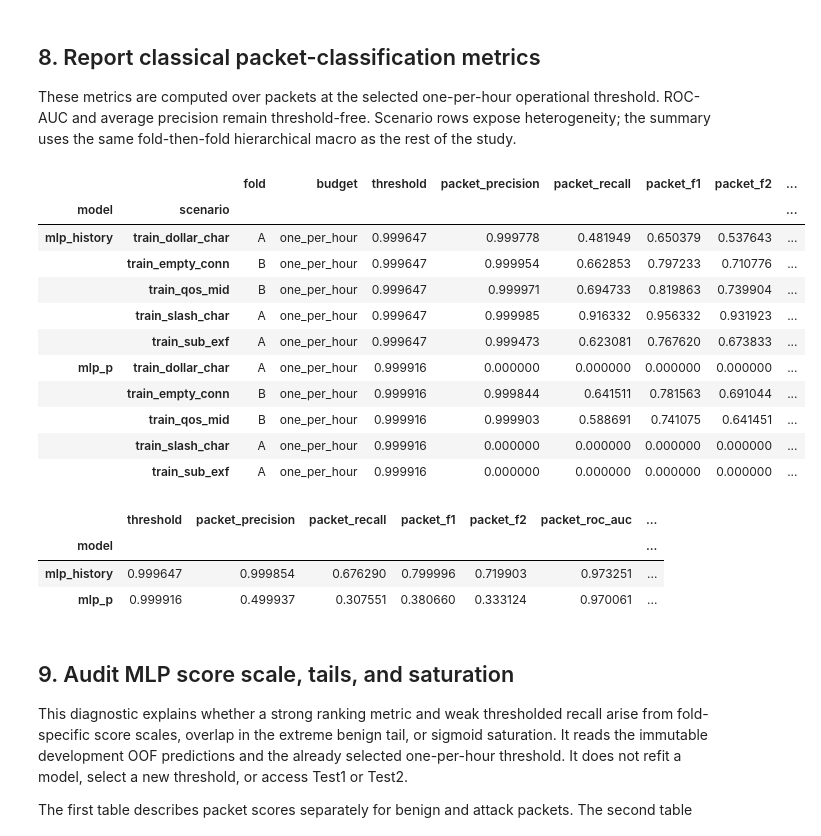
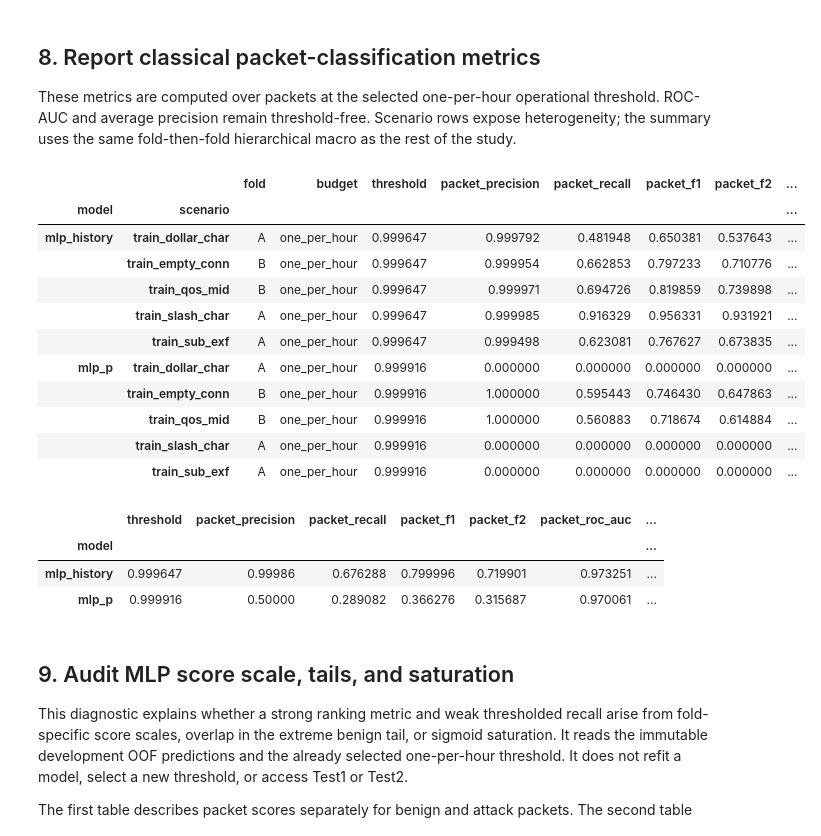
Before and after one commit to tatipar/temporalgnn-nids, a Jupyter notebook: code/python/notebook/capture_mlp_training.ipynb, the cells around one changed output. Drawn from its saved outputs; the diff is of its cells as text; code cells hidden in the pictures.

Commit message:
Record float64-corrected MLP operational metrics and score-scale audit

```diff
--- a/code/python/notebook/capture_mlp_training.ipynb
+++ b/code/python/notebook/capture_mlp_training.ipynb
@@ -98,7 +103,7 @@ PREPROCESSING_AUDIT_DIR = (
 CONTEXT_RUN_ID = "20260919T201909_754628Z_xgb_p_t"
 CONTEXT_DIR = DRIVE_ROOT / "xgb_p_t_context_runs" / CONTEXT_RUN_ID
 
-MLP_RUN_ID = None  # Set an existing ID only when resuming.
+MLP_RUN_ID =  "20260922T194018_897295Z_mlp_screen" #None  # Set an existing ID only when resuming.
 if MLP_RUN_ID is None:
     MLP_RUN_ID = (
         datetime.now(timezone.utc).strftime("%Y%m%dT%H%M%S_%fZ")
@@ -106,7 +111,7 @@ if MLP_RUN_ID is None:
     )
 MLP_RUN_DIR = DRIVE_ROOT / "mlp_runs" / MLP_RUN_ID
 MLP_OPERATIONAL_DIR = (
-    DRIVE_ROOT / "mlp_operational_runs" / f"{MLP_RUN_ID}_operational_v2"
+    DRIVE_ROOT / "mlp_operational_runs" / f"{MLP_RUN_ID}_operational_v2_float64"
 )
 
 for required_path in (
@@ -350,6 +355,11 @@ display(operational_table)
 
 These metrics are computed over packets at the selected one-per-hour operational threshold. ROC-AUC and average precision remain threshold-free. Scenario rows expose heterogeneity; the summary uses the same fold-then-fold hierarchical macro as the rest of the study.
 # %%
+mlp_summaries = {
+    "mlp_p": summarize_capture_mlp_oof(MLP_RUN_DIR, "packet"),
+    "mlp_history": summarize_capture_mlp_oof(MLP_RUN_DIR, "history"),
+}
+
 def safe_ratio(numerator, denominator):
     return numerator / denominator if denominator else 0.0
 
@@ -407,47 +417,47 @@ display(classic_table.set_index(["model", "scenario"]).sort_index())
 
 summary_fields = [
     "packet_precision",
     "packet_recall",
     "packet_f1",
     "packet_f2",
     "packet_roc_auc",
     "packet_average_precision",
     "packet_false_positive_rate",
     "false_alert_windows_per_hour",
 ]
 fold_means = (
     classic_table.groupby(["model", "fold"], as_index=False)[summary_fields].mean()
 )
 classic_hierarchical = (
     fold_means.groupby("model", as_index=True)[summary_fields].mean()
 )
 thresholds = {
     model_name: model_report["thresholds"][primary_budget]["threshold"]
     for model_name, model_report in operational_report["models"].items()
 }
 classic_hierarchical.insert(
     0,
     "threshold",
     [thresholds[model_name] for model_name in classic_hierarchical.index],
 )
 display(classic_hierarchical)
 # %% [output]
 |  |  | fold | budget | threshold | packet_precision | packet_recall | packet_f1 | packet_f2 | ... |
 | model | scenario |  |  |  |  |  |  |  | ... |
-| mlp_history | train_dollar_char | A | one_per_hour | 0.999647 | 0.999778 | 0.481949 | 0.650379 | 0.537643 | ... |
+| mlp_history | train_dollar_char | A | one_per_hour | 0.999647 | 0.999792 | 0.481948 | 0.650381 | 0.537643 | ... |
 |  | train_empty_conn | B | one_per_hour | 0.999647 | 0.999954 | 0.662853 | 0.797233 | 0.710776 | ... |
-|  | train_qos_mid | B | one_per_hour | 0.999647 | 0.999971 | 0.694733 | 0.819863 | 0.739904 | ... |
-|  | train_slash_char | A | one_per_hour | 0.999647 | 0.999985 | 0.916332 | 0.956332 | 0.931923 | ... |
-|  | train_sub_exf | A | one_per_hour | 0.999647 | 0.999473 | 0.623081 | 0.767620 | 0.673833 | ... |
+|  | train_qos_mid | B | one_per_hour | 0.999647 | 0.999971 | 0.694726 | 0.819859 | 0.739898 | ... |
+|  | train_slash_char | A | one_per_hour | 0.999647 | 0.999985 | 0.916329 | 0.956331 | 0.931921 | ... |
+|  | train_sub_exf | A | one_per_hour | 0.999647 | 0.999498 | 0.623081 | 0.767627 | 0.673835 | ... |
 | mlp_p | train_dollar_char | A | one_per_hour | 0.999916 | 0.000000 | 0.000000 | 0.000000 | 0.000000 | ... |
-|  | train_empty_conn | B | one_per_hour | 0.999916 | 0.999844 | 0.641511 | 0.781563 | 0.691044 | ... |
-|  | train_qos_mid | B | one_per_hour | 0.999916 | 0.999903 | 0.588691 | 0.741075 | 0.641451 | ... |
+|  | train_empty_conn | B | one_per_hour | 0.999916 | 1.000000 | 0.595443 | 0.746430 | 0.647863 | ... |
+|  | train_qos_mid | B | one_per_hour | 0.999916 | 1.000000 | 0.560883 | 0.718674 | 0.614884 | ... |
 |  | train_slash_char | A | one_per_hour | 0.999916 | 0.000000 | 0.000000 | 0.000000 | 0.000000 | ... |
 |  | train_sub_exf | A | one_per_hour | 0.999916 | 0.000000 | 0.000000 | 0.000000 | 0.000000 | ... |
 |  | threshold | packet_precision | packet_recall | packet_f1 | packet_f2 | packet_roc_auc | ... |
 | model |  |  |  |  |  |  | ... |
-| mlp_history | 0.999647 | 0.999854 | 0.676290 | 0.799996 | 0.719903 | 0.973251 | ... |
-| mlp_p | 0.999916 | 0.499937 | 0.307551 | 0.380660 | 0.333124 | 0.970061 | ... |
+| mlp_history | 0.999647 | 0.99986 | 0.676288 | 0.799996 | 0.719901 | 0.973251 | ... |
+| mlp_p | 0.999916 | 0.50000 | 0.289082 | 0.366276 | 0.315687 | 0.970061 | ... |
 # %% [markdown]
 ## 9. Audit MLP score scale, tails, and saturation
 
```
Also changed, not shown: parts of 4 cells of this notebook.
